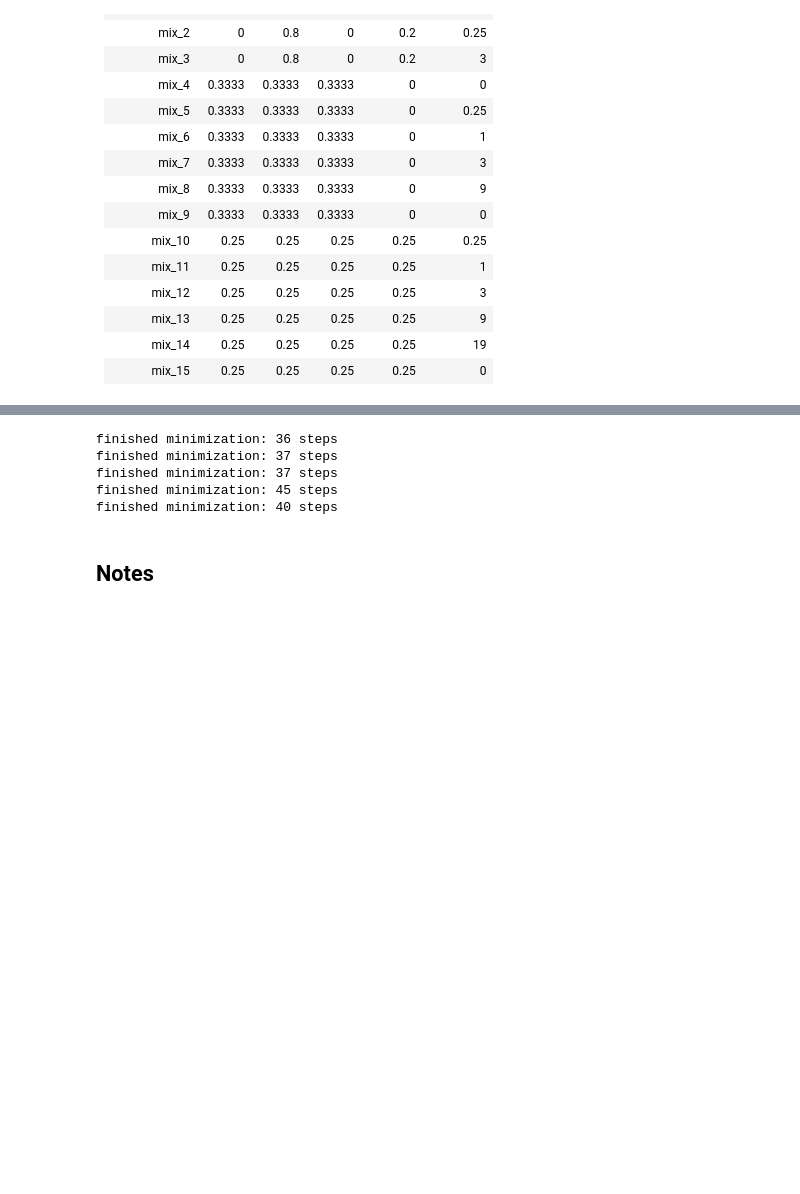
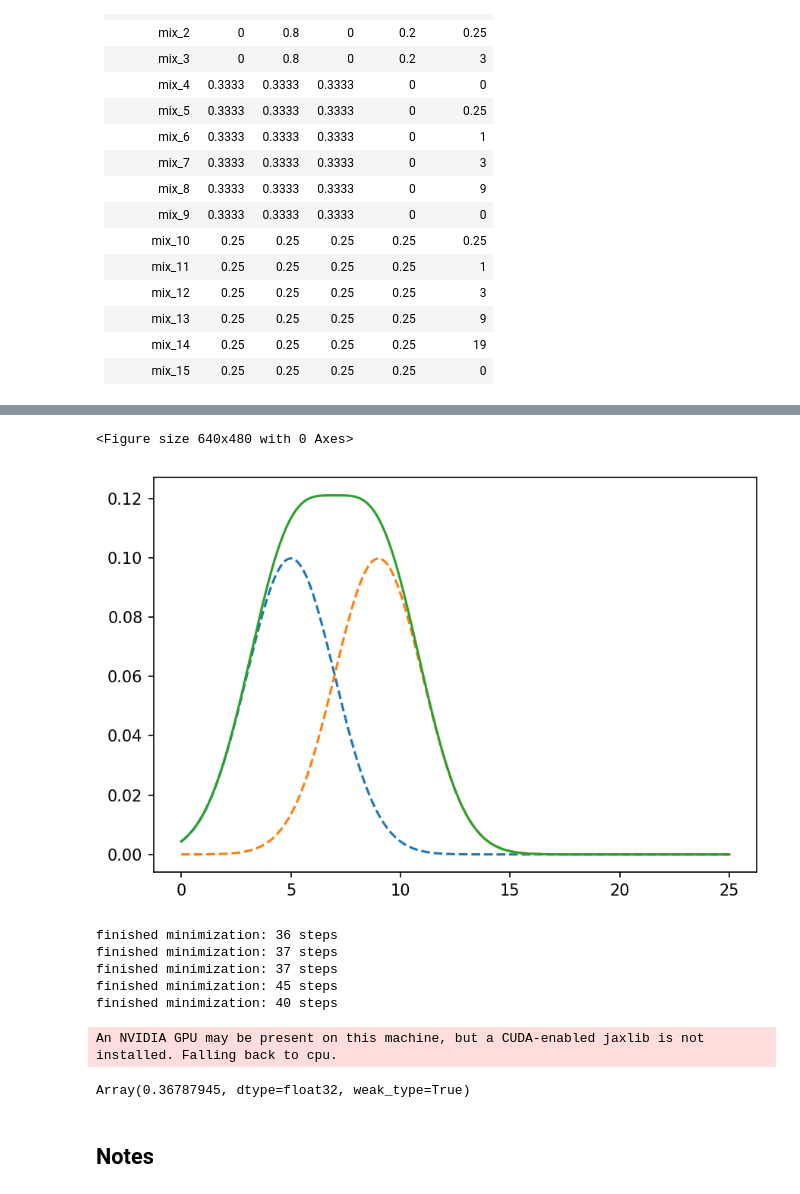
Before and after one commit to BoianAlexandrov/HNMF, a Jupyter notebook: pyHNMFk/dls_report.ipynb, the cells around one changed output, grey strips where cells are left out. Saved outputs shown, nothing was run; the diff lists cells and outputs as text; code cells hidden in the pictures; blank space fills up the shorter version.

```diff
--- a/pyHNMFk/dls_report.ipynb
+++ b/pyHNMFk/dls_report.ipynb
@@ -224,8 +222,11 @@ def multi_3d_surface(obs, pred_obs, run_names, annotations, x, y, title=None):
 
 multi3d = functools.partial(multi_3d_surface, x=jnp.log10(t), y=theta)
 # %%
-# plt_norms(amp, mu, sig)
+plt_norms(amp, mu, sig)
 # plt2d(exp_obs.T, t)
+# %% [output]
+<Figure size 640x480 with 0 Axes>
+[figure, added]
 # %%
 ### read in experimental data as well as real time values which have a custom pattern I don't wanna copy ###
 
@@ -323,3 +368,11 @@ fff.show()
+# %%
+amp1, mu1, sig1 = 0.5, 5, 2
+amp2, mu2, sig2 = 0.5, 9, 2
+
+analytic_normalized_correlation(amp1, mu1, sig1, amp2, mu2, sig2)
+# %% [output]
+An NVIDIA GPU may be present on this machine, but a CUDA-enabled jaxlib is not installed. Falling back to cpu.
+Array(0.36787945, dtype=float32, weak_type=True)
 # %%
 ### single optimization - filter within a time window and minimize ###
 
```
Also changed, not shown: parts of 3 cells of this notebook.
